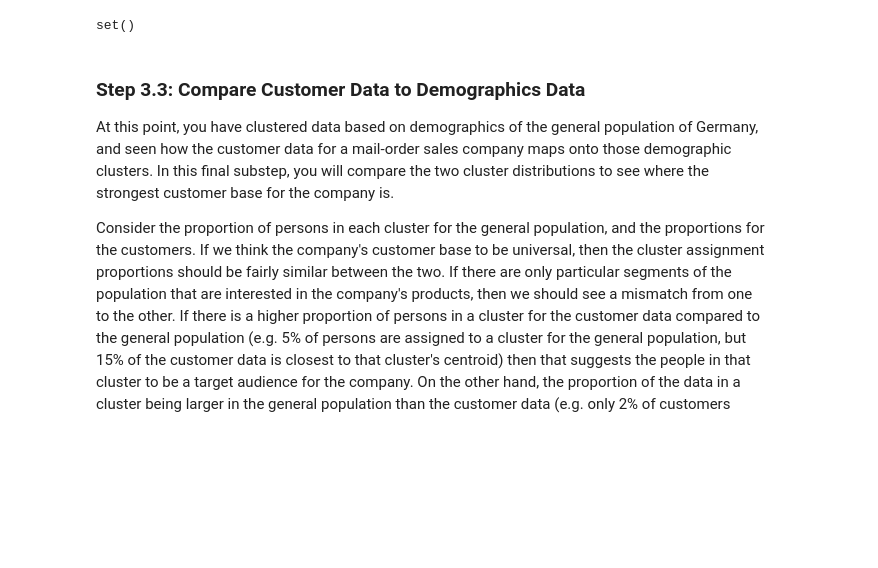
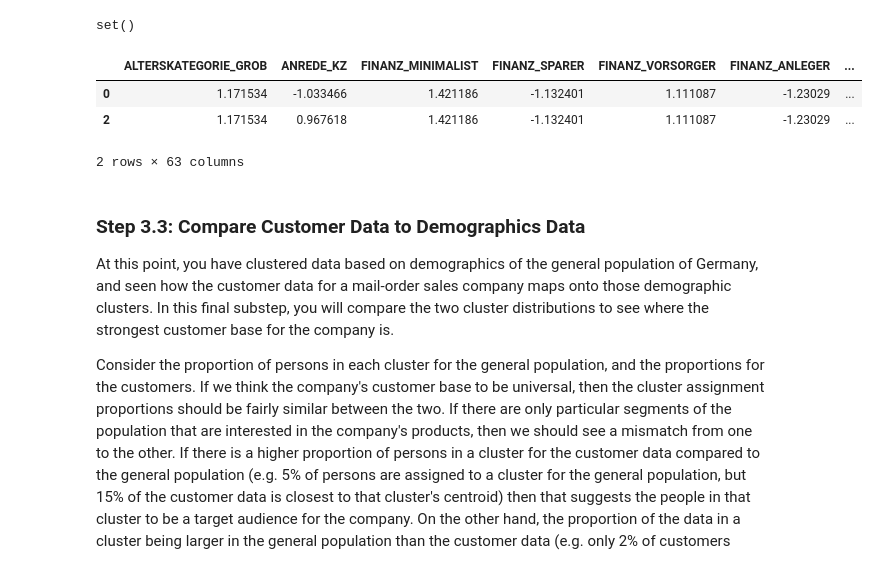
Before and after one commit to richard-madu/customer_classifier, a Jupyter notebook: Identify_Customer_Segments (8).ipynb, the cells around one changed output. Cells and saved outputs as stored; diff of their text form; code cells hidden in the pictures; blank space fills up the shorter version.

```diff
--- a/Identify_Customer_Segments (7).ipynb
+++ b/Identify_Customer_Segments (8).ipynb
@@ -703,2 +881,9 @@ customers_scaled = pd.DataFrame(customers_scaled, columns=list(customers_imputed
+# %%
+customers_scaled.head(2)
+# %% [output]
+|  | ALTERSKATEGORIE_GROB | ANREDE_KZ | FINANZ_MINIMALIST | FINANZ_SPARER | FINANZ_VORSORGER | FINANZ_ANLEGER | ... |
+| 0 | 1.171534 | -1.033466 | 1.421186 | -1.132401 | 1.111087 | -1.23029 | ... |
+| 2 | 1.171534 | 0.967618 | 1.421186 | -1.132401 | 1.111087 | -1.23029 | ... |
+2 rows × 63 columns
 # %%
 #Principal Component Analysis
```
Also changed, not shown: parts of 35 cells of this notebook, 1 other file.
